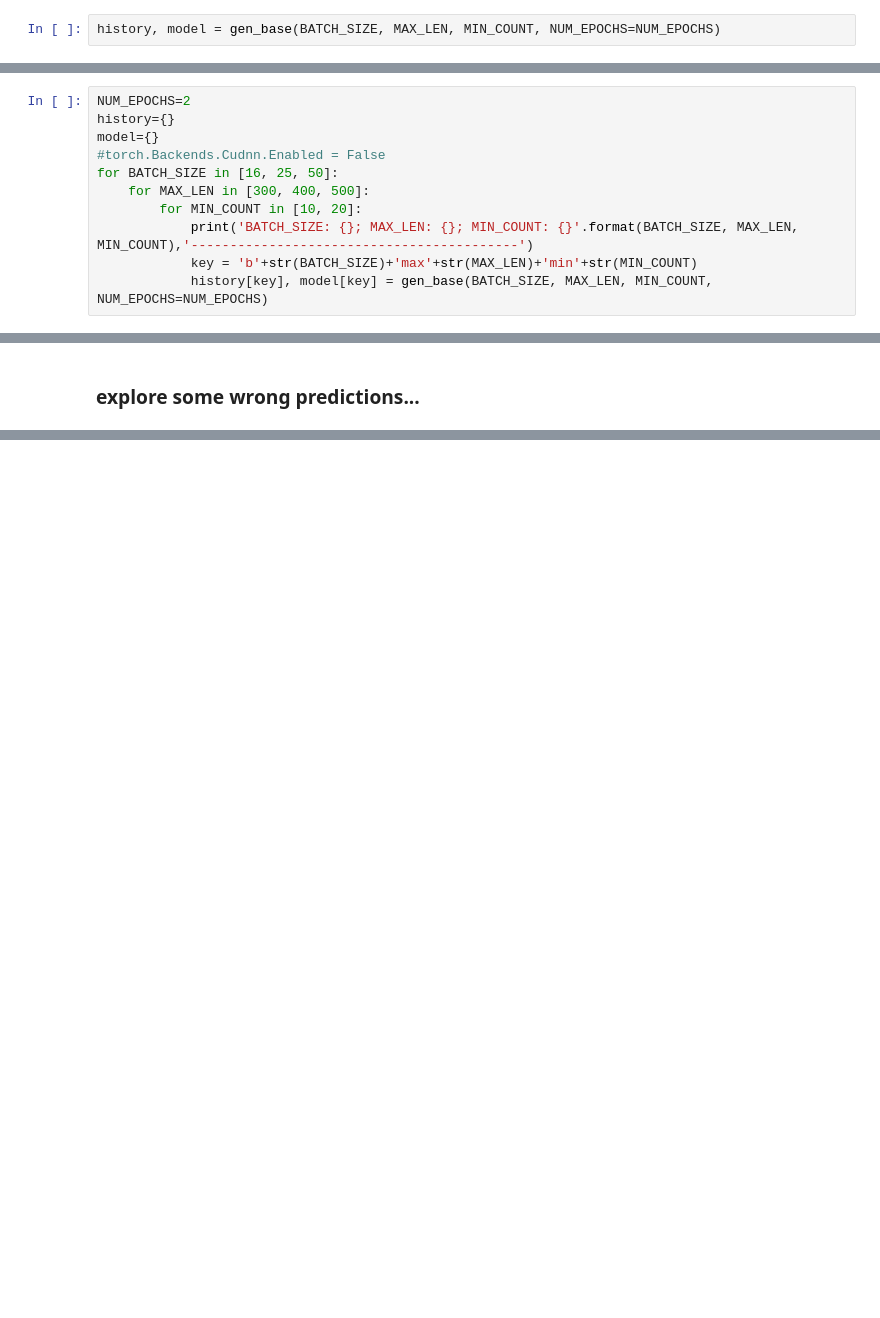
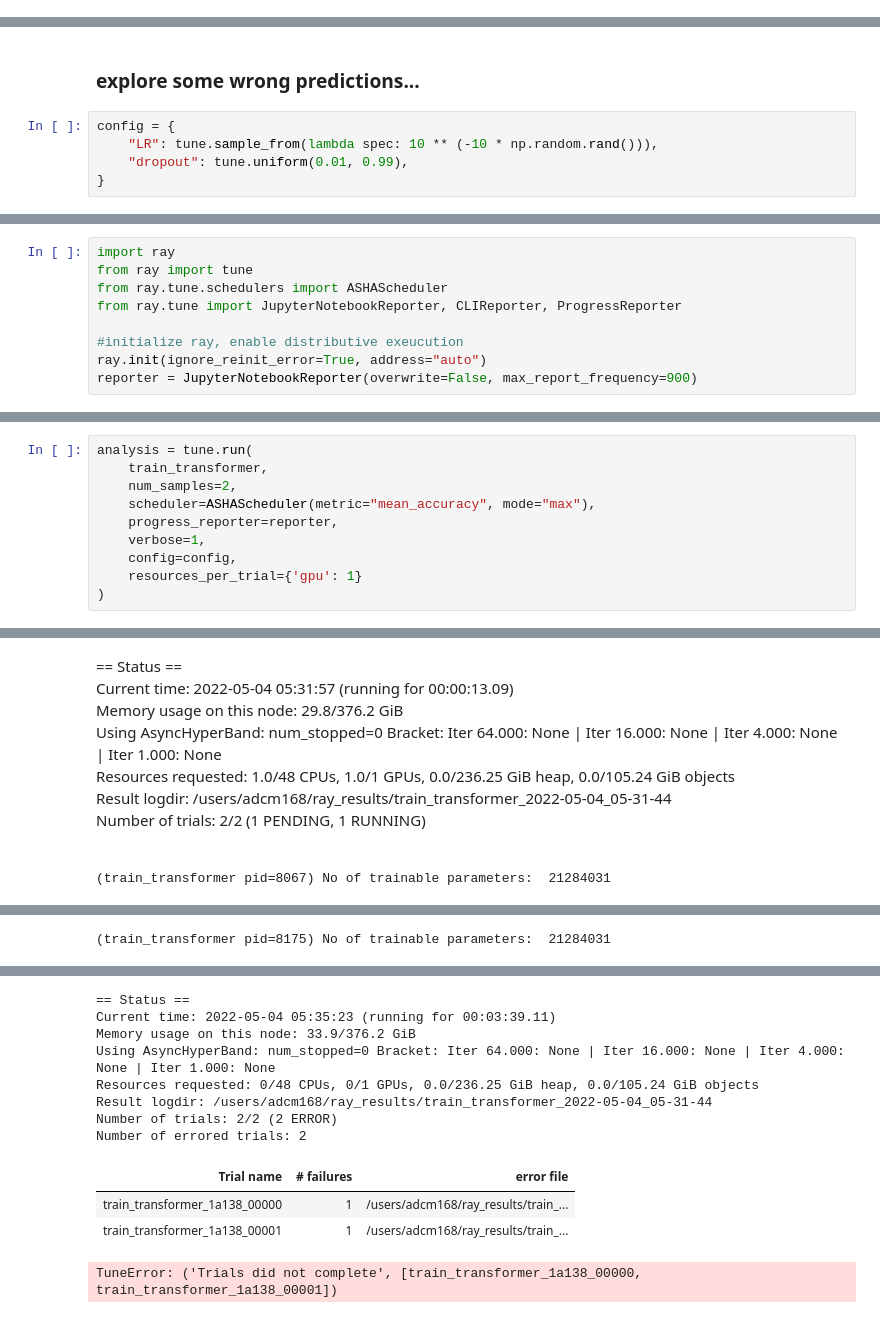
Before and after one commit to chihangs/IMDB, a Jupyter notebook: IMDB.ipynb, the cells around one changed output, grey strips where cells are left out. Cells and saved outputs as stored; diff of their text form; blank space fills up the shorter version.

```diff
--- a/IMDB.ipynb
+++ b/IMDB.ipynb
@@ -483,2 +1138,0 @@ def gen_base(BATCH_SIZE, MAX_LEN, MIN_COUNT, stopwords=stopwords, NUM_EPOCHS=2):
-# %%
-history, model = gen_base(BATCH_SIZE, MAX_LEN, MIN_COUNT, NUM_EPOCHS=NUM_EPOCHS)
@@ -491,11 +1138,0 @@ Training complete in 5m 9s
-# %%
-NUM_EPOCHS=2
-history={}
-model={}
-#torch.Backends.Cudnn.Enabled = False
-for BATCH_SIZE in [16, 25, 50]:
-    for MAX_LEN in [300, 400, 500]:
-        for MIN_COUNT in [10, 20]:
-            print('BATCH_SIZE: {}; MAX_LEN: {}; MIN_COUNT: {}'.format(BATCH_SIZE, MAX_LEN, MIN_COUNT),'------------------------------------------')
-            key = 'b'+str(BATCH_SIZE)+'max'+str(MAX_LEN)+'min'+str(MIN_COUNT)
-            history[key], model[key] = gen_base(BATCH_SIZE, MAX_LEN, MIN_COUNT, NUM_EPOCHS=NUM_EPOCHS)
@@ -504,2 +1143,7 @@ for BATCH_SIZE in [16, 25, 50]:
 # %% [markdown]
 ###  explore some wrong predictions...
+# %%
+config = {
+    "LR": tune.sample_from(lambda spec: 10 ** (-10 * np.random.rand())),
+    "dropout": tune.uniform(0.01, 0.99),
+}
@@ -505,0 +1183,9 @@ for BATCH_SIZE in [16, 25, 50]:
+# %%
+import ray
+from ray import tune
+from ray.tune.schedulers import ASHAScheduler
+from ray.tune import JupyterNotebookReporter, CLIReporter, ProgressReporter
+
+#initialize ray, enable distributive exeucution
+ray.init(ignore_reinit_error=True, address="auto")
+reporter = JupyterNotebookReporter(overwrite=False, max_report_frequency=900)
@@ -505,0 +1195,11 @@ for BATCH_SIZE in [16, 25, 50]:
+# %%
+analysis = tune.run(
+    train_transformer,
+    num_samples=2,
+    scheduler=ASHAScheduler(metric="mean_accuracy", mode="max"),
+    progress_reporter=reporter,
+    verbose=1,
+    config=config,
+    resources_per_trial={'gpu': 1}
+)
+# %% [output]
@@ -505,0 +1209,8 @@ for BATCH_SIZE in [16, 25, 50]:
+== Status ==
+Current time: 2022-05-04 05:31:57 (running for 00:00:13.09)
+Memory usage on this node: 29.8/376.2 GiB
+Using AsyncHyperBand: num_stopped=0 Bracket: Iter 64.000: None | Iter 16.000: None | Iter 4.000: None | Iter 1.000: None
+Resources requested: 1.0/48 CPUs, 1.0/1 GPUs, 0.0/236.25 GiB heap, 0.0/105.24 GiB objects
+Result logdir: /users/adcm168/ray_results/train_transformer_2022-05-04_05-31-44
+Number of trials: 2/2 (1 PENDING, 1 RUNNING)
+(train_transformer pid=8067) No of trainable parameters:  21284031
@@ -505,0 +1234 @@ for BATCH_SIZE in [16, 25, 50]:
+(train_transformer pid=8175) No of trainable parameters:  21284031
@@ -505,0 +1252,12 @@ for BATCH_SIZE in [16, 25, 50]:
+== Status ==
+Current time: 2022-05-04 05:35:23 (running for 00:03:39.11)
+Memory usage on this node: 33.9/376.2 GiB
+Using AsyncHyperBand: num_stopped=0 Bracket: Iter 64.000: None | Iter 16.000: None | Iter 4.000: None | Iter 1.000: None
+Resources requested: 0/48 CPUs, 0/1 GPUs, 0.0/236.25 GiB heap, 0.0/105.24 GiB objects
+Result logdir: /users/adcm168/ray_results/train_transformer_2022-05-04_05-31-44
+Number of trials: 2/2 (2 ERROR)
+Number of errored trials: 2
+| Trial name | # failures | error file |
+| train_transformer_1a138_00000 | 1 | /users/adcm168/ray_results/train_... |
+| train_transformer_1a138_00001 | 1 | /users/adcm168/ray_results/train_... |
+TuneError: ('Trials did not complete', [train_transformer_1a138_00000, train_transformer_1a138_00001])
```
Also changed, not shown: parts of 72 cells of this notebook.
